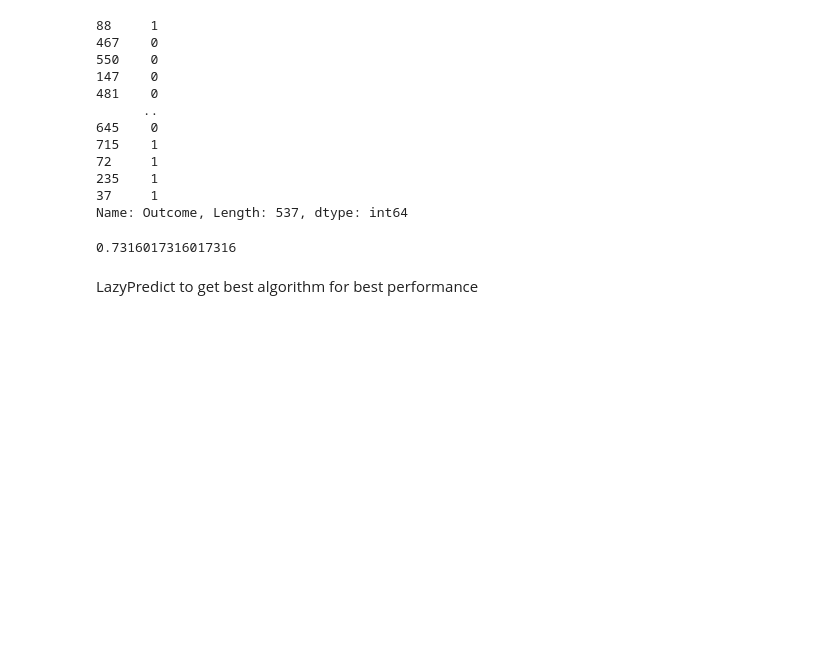
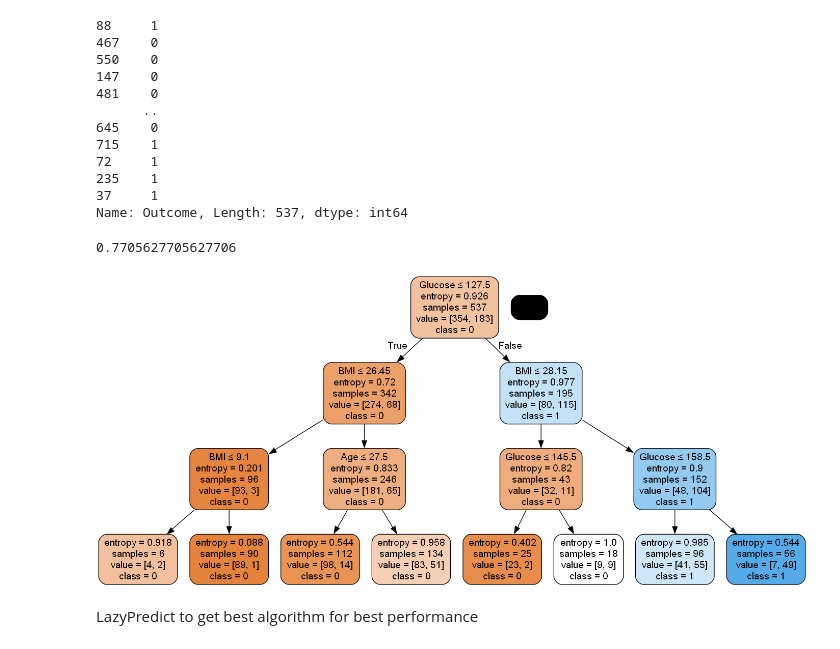
Before and after one commit to Hasanmog/Journey-Through-AI-Learning, a Jupyter notebook: AI Playground/ML_Algorithms/DecisionTree.ipynb, the cells around one changed output. Cells and saved outputs as stored; diff of their text form; code cells hidden in the pictures; blank space fills up the shorter version.

```diff
--- a/AI Playground/ML_Algorithms/DecisionTree.ipynb
+++ b/AI Playground/ML_Algorithms/DecisionTree.ipynb
@@ -42,7 +42,7 @@ y_train
 37     1
 Name: Outcome, Length: 537, dtype: int64
 # %%
-classifier = DecisionTreeClassifier(criterion= 'entropy' )
+classifier = DecisionTreeClassifier(criterion= 'entropy' , max_depth= 3)
 
 classifier.fit(X_train , y_train)
 
@@ -51,17 +51,19 @@ y_pred = classifier.predict(X_test)
 accuracy = metrics.accuracy_score(y_test , y_pred)
 accuracy
 # %% [output]
-0.7316017316017316
+0.7705627705627706
 # %%
 feature_cols = ['Pregnancies',	'Glucose',	'BloodPressure',	'SkinThickness'	,'Insulin'	,'BMI',	'DiabetesPedigreeFunction'
                         ,'Age']
 dot_data = StringIO()
 export_graphviz(classifier, out_file=dot_data,
                 filled=True, rounded=True,
                 special_characters=True,feature_names = feature_cols,class_names=['0','1'])
 graph = pydotplus.graph_from_dot_data(dot_data.getvalue())
-graph.write_png('diabetes.png')
+graph.write_png('Decisiontreediabetes.png')
 Image(graph.create_png())
+# %% [output]
+[figure, added]
 # %% [markdown]
 LazyPredict to get best algorithm for best performance
 # %%
```
Also changed, not shown: 1 other file.
